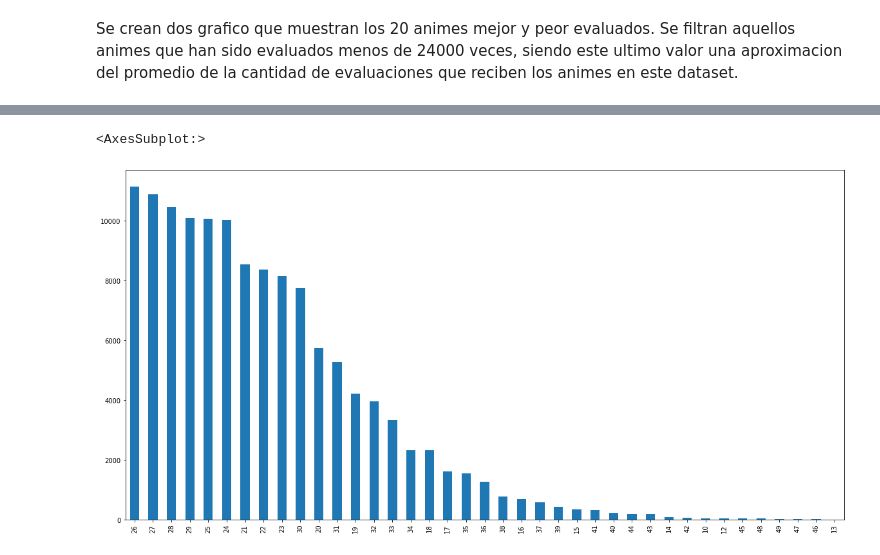
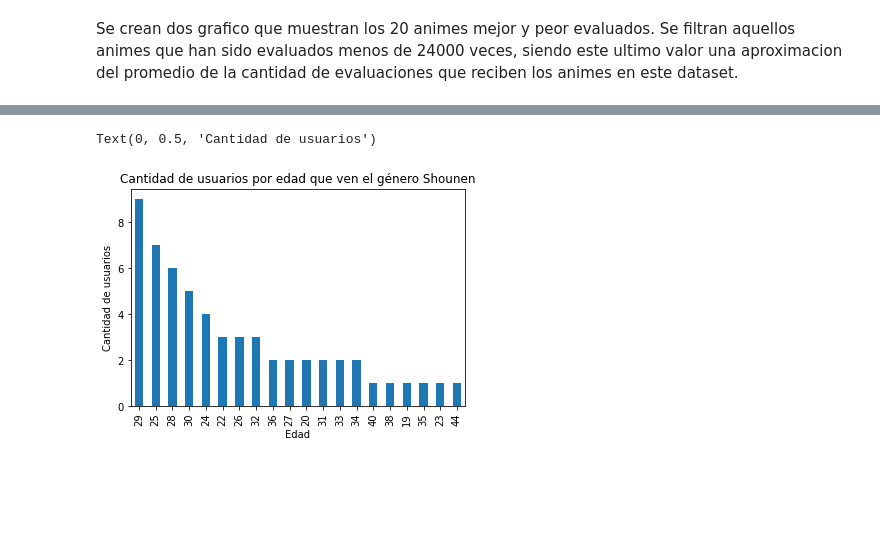
Before and after one commit to oppallios/mineria_g9_anime, a Jupyter notebook: anime.ipynb, the cells around one changed output, grey strips where cells are left out. Drawn from its saved outputs; the diff is of its cells as text; code cells hidden in the pictures; blank space fills up the shorter version.

```diff
--- a/anime.ipynb
+++ b/anime.ipynb
@@ -209,7 +208,9 @@ Text(0, 0.5, 'Puntaje')
 # %%
-anime_h = anime[anime['genre'] == 'Hentai']
+anime_shounen = anime[anime['genre'] == 'Shounen']
+# %%
+animelists2 = animelists[['username', 'anime_id', 'my_watched_episodes']]
 # %%
-animelists2 = animelists2.merge(anime_h, on='anime_id', how='inner')
+animelists2 = animelists2.merge(anime_shounen, on='anime_id', how='inner')
 # %%
 animelists2 = animelists2.merge(users, on='username', how='inner')
 # %%
@@ -217,7 +217,11 @@ animelists2 = animelists2.merge(users, on='username', how='inner')
 animelists2 = animelists2[animelists2['my_watched_episodes'] > 0]
-# %%
-# graph of users by age
-animelists2['age'].value_counts().plot(kind='bar', figsize=(20, 10))
-# %% [output]
-<AxesSubplot:>
-[figure, removed]
+# %%
+# grafico de cantidad de usuarios por edad que ven el genero shounen
+animelists2['age'].value_counts().plot(kind='bar')
+
+plt.title('Cantidad de usuarios por edad que ven el género Shounen')
+plt.xlabel('Edad')
+plt.ylabel('Cantidad de usuarios')
+# %% [output]
+Text(0, 0.5, 'Cantidad de usuarios')
+[figure, added]
```
Also changed, not shown: parts of 18 cells of this notebook.
